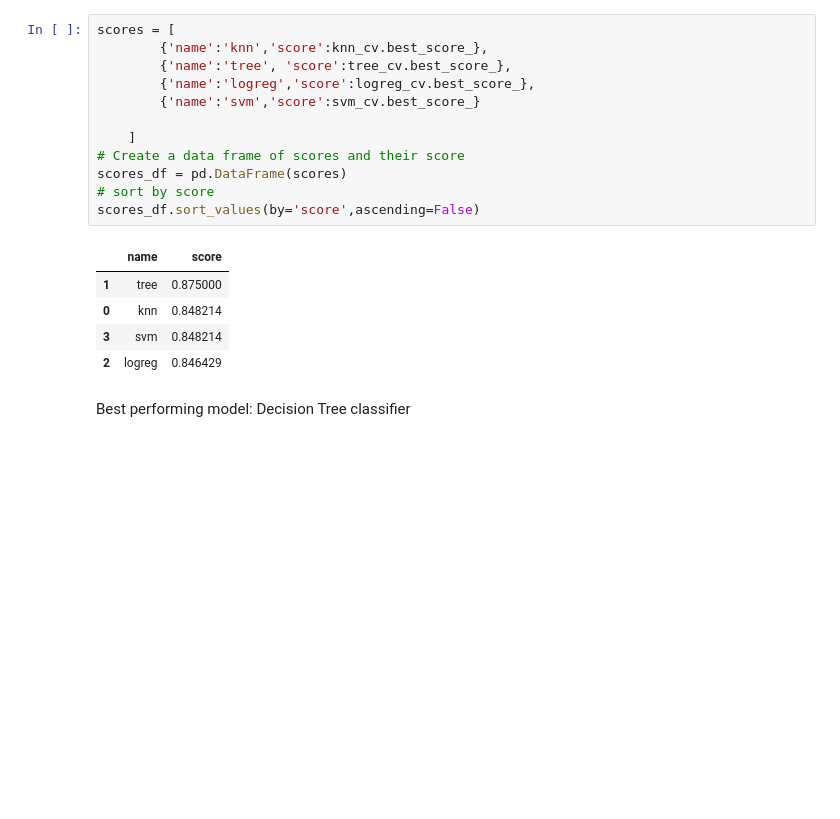
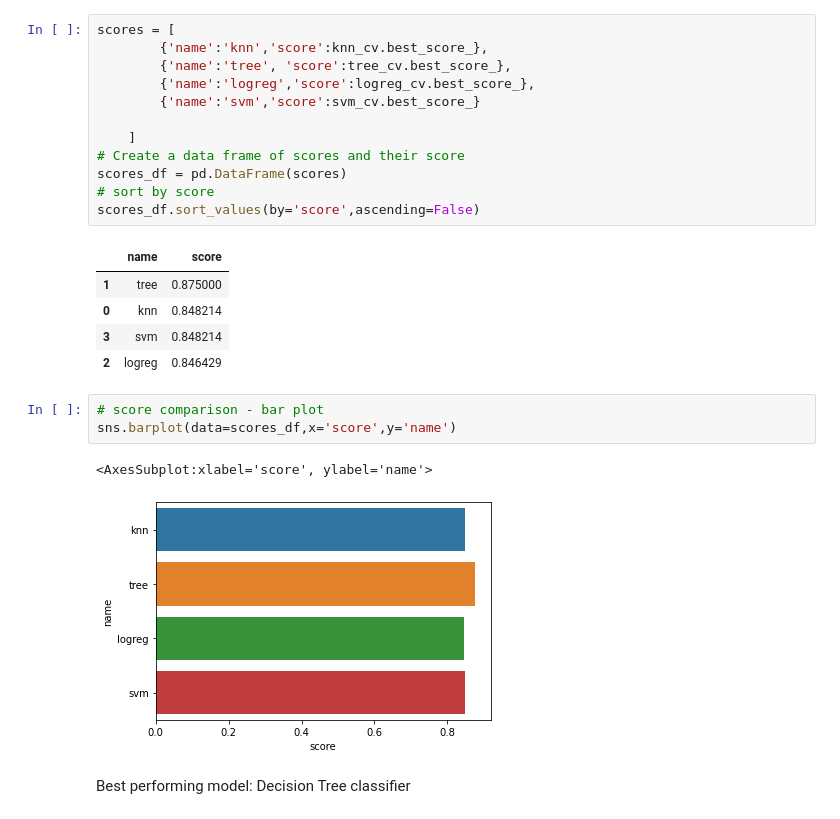
Before and after one commit to cogphn/ds-repo1, a Jupyter notebook: SpaceX_Machine_Learning_Prediction_Part_5.ipynb, the cells around one changed output. Saved outputs shown, nothing was run; the diff lists cells and outputs as text; blank space fills up the shorter version.

```diff
--- a/SpaceX_Machine_Learning_Prediction_Part_5.ipynb
+++ b/SpaceX_Machine_Learning_Prediction_Part_5.ipynb
@@ -355,6 +355,12 @@ scores_df.sort_values(by='score',ascending=False)
 | 0 | knn | 0.848214 |
 | 3 | svm | 0.848214 |
 | 2 | logreg | 0.846429 |
+# %%
+# score comparison - bar plot
+sns.barplot(data=scores_df,x='score',y='name')
+# %% [output]
+<AxesSubplot:xlabel='score', ylabel='name'>
+[figure, added]
 # %% [markdown]
 Best performing model: Decision Tree classifier
 # %% [markdown]
```
Also changed, not shown: parts of 2 cells of this notebook.
